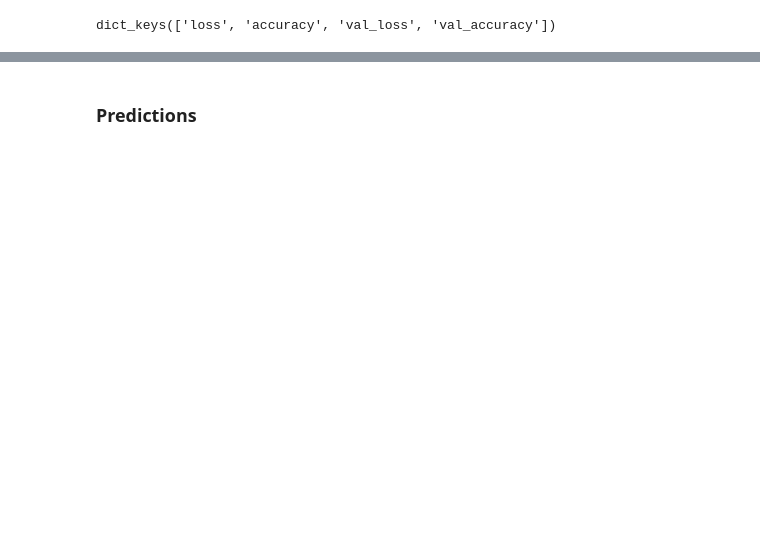
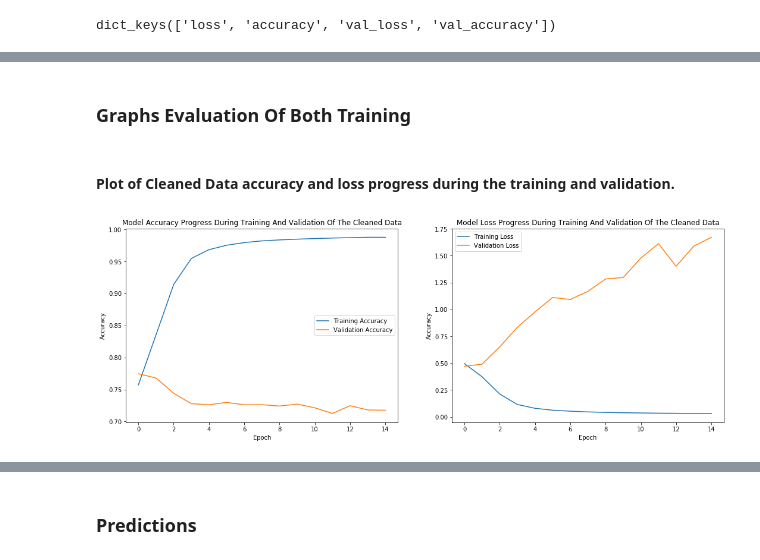
Before and after one commit to clistenes-fernandes/sentiment-analysis, a Jupyter notebook: Sentiment_Analysis_With_Convolutional_Neural_Networks.ipynb, the cells around one changed output, grey strips where cells are left out. Saved outputs shown, nothing was run; the diff lists cells and outputs as text; code cells hidden in the pictures; blank space fills up the shorter version.

```diff
--- a/Sentiment_Analysis_With_Convolutional_Neural_Networks.ipynb
+++ b/Sentiment_Analysis_With_Convolutional_Neural_Networks.ipynb
@@ -517,0 +726,25 @@ plt.legend(['Training Accuracy', 'Validation Accuracy'])
+# %% [markdown]
+### Graphs Evaluation Of Both Training
+# %% [markdown]
+#### Plot of Cleaned Data accuracy and loss progress during the training and validation.
+# %%
+#Cleaned Data
+plt.figure(figsize=(18,6))
+plt.subplot(1, 2, 1)
+plt.plot(history.history['accuracy'])
+plt.plot(history.history['val_accuracy'])
+plt.title('Model Accuracy Progress During Training And Validation Of The Cleaned Data')
+plt.xlabel('Epoch')
+plt.ylabel('Accuracy')
+plt.legend(['Training Accuracy', 'Validation Accuracy'])
+
+plt.subplot(1, 2, 2)
+plt.plot(history.history['loss'])
+plt.plot(history.history['val_loss'])
+plt.title('Model Loss Progress During Training And Validation Of The Cleaned Data')
+plt.xlabel('Epoch')
+plt.ylabel('Accuracy')
+plt.legend(['Training Loss', 'Validation Loss'])
+plt.show()
+# %% [output]
+[figure, added]
```
Also changed, not shown: parts of 97 cells of this notebook.
